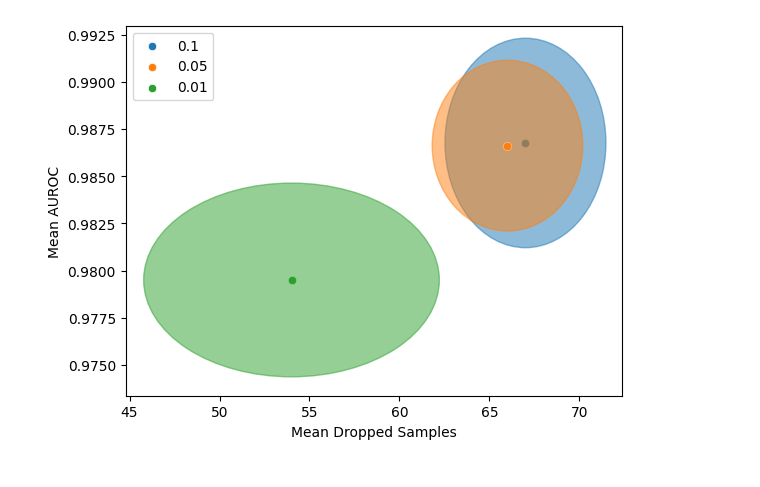
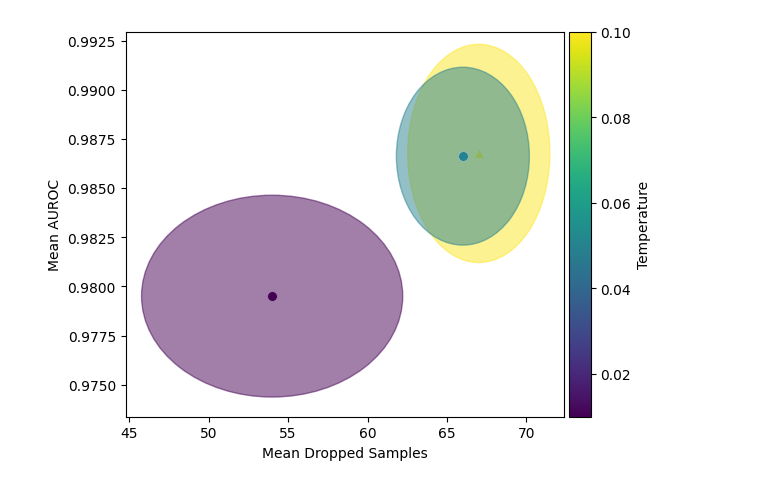
Before and after one commit to kramerlab/FeatureWeightDebiasing, a Jupyter notebook: notebooks/plot_trade_off.ipynb, the cells around one changed output. Drawn from its saved outputs; the diff is of its cells as text; code cells hidden in the pictures.

```diff
--- a/notebooks/plot_trade_off.ipynb
+++ b/notebooks/plot_trade_off.ipynb
@@ -8,11 +11,9 @@ import numpy as np
 # %%
 result_path = Path("../results/downstream_task")
-bias_type = "less_positive_class"
+bias_type = "less_positive_class_comparison"
 less_bias_strength = "0.1"
 method = "fw-mrs-temperature-svm"
 data_set_name = "breast_cancer"
-data_set_replacer = {"folktables_employment": "Employment", "folktables_income": "Income",
-                        "breast_cancer": "Breast Cancer", "hr_analytics": "HR Analytic", "loan_prediction": "Loan"}
 # %%
 dropped_samples_file_name = result_path / data_set_name / bias_type / less_bias_strength / method / "validation" / "dropped_samples_val_dict.json"
 with open(dropped_samples_file_name) as file:
@@ -25,21 +26,43 @@ with open(auroc_file_name) as file:
 # %%
 min_x = np.inf
 min_y = np.inf
+temperatures = dropped_samples.keys().values.astype(float)
+cmap = sns.color_palette("viridis", as_cmap=True)
+norm = matplotlib.colors.Normalize(vmin=np.min(temperatures), vmax=np.max(temperatures))
+fig = plt.figure(figsize=(6,5))
+mrs_value = 0.10
+
 for key, dropped_value in dropped_samples.items():
     auroc_value = aurocs[key]
-    ax = sns.scatterplot(x=[dropped_value.mean()], y=[auroc_value.mean()], label=key, alpha=1)
-    colors = ax.collections[-1].get_facecolors()  # Get face colors of all points
+    if float(key) == mrs_value:
+        marker= "^"
+    else:
+        marker = "o"
+
+    color = cmap(norm(float(key)))
+    ax = sns.scatterplot(x=[dropped_value.mean()], y=[auroc_value.mean()], label=key, alpha=1, color=color, marker=marker,
+                         s=50, )
     ellipse = Ellipse((dropped_value.mean(), auroc_value.mean()),
                        width=2*dropped_value.std(), height=2*auroc_value.std(), alpha=0.5,
-                       color=colors[0])
+                       color=color)
     ax.add_patch(ellipse)
     min_value = np.min(dropped_value.mean() - dropped_value.std())
     min_x =  min_value if min_value < min_x else min_x
 
     min_value = np.min(auroc_value.mean() - auroc_value.std())
     min_y =  min_value if min_value < min_y else min_y
 
+plt.gca().legend_.remove()
+
+divider = make_axes_locatable(plt.gca())
+ax_cb = divider.new_horizontal(size="5%", pad=0.05)
+fig.add_axes(ax_cb)
+cb1 = matplotlib.colorbar.ColorbarBase(ax_cb, cmap=cmap,
+                                norm=norm,
+                                orientation='vertical')
+cb1.set_label('Temperature')
+
 _ = ax.set(xlim=min_x - 1, ylim=min_y - 0.001)
 _= ax.set(xlabel="Mean Dropped Samples", ylabel="Mean AUROC")
 # %% [output]
-[figure, old version]
+[figure, new version]
```
Also changed, not shown: parts of 1 cell of this notebook, 5 other files.
